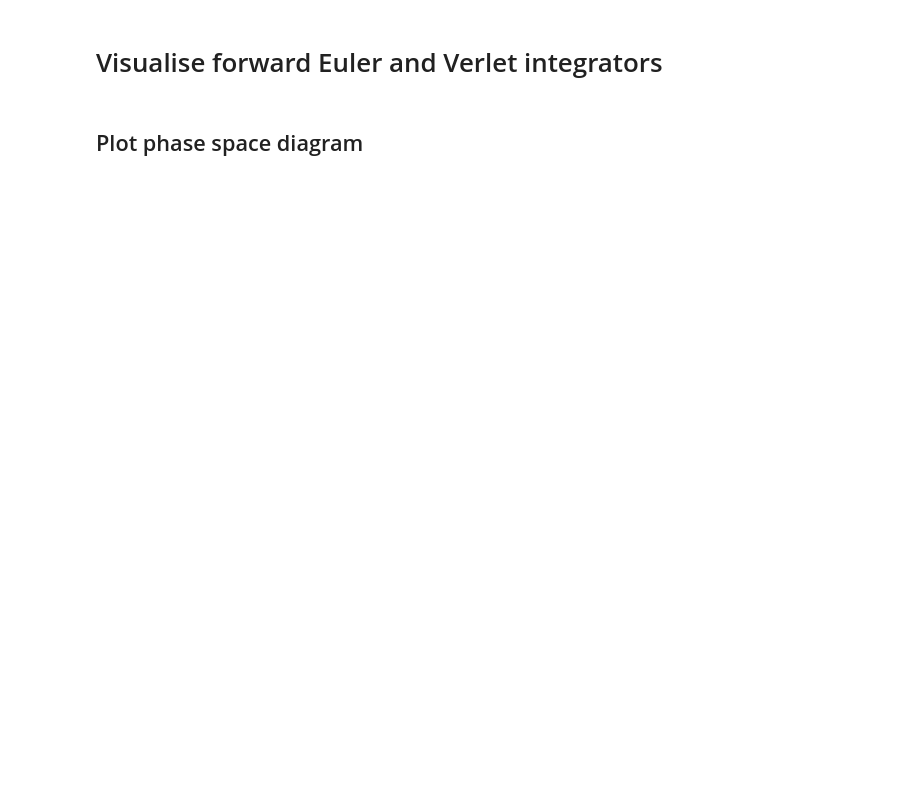
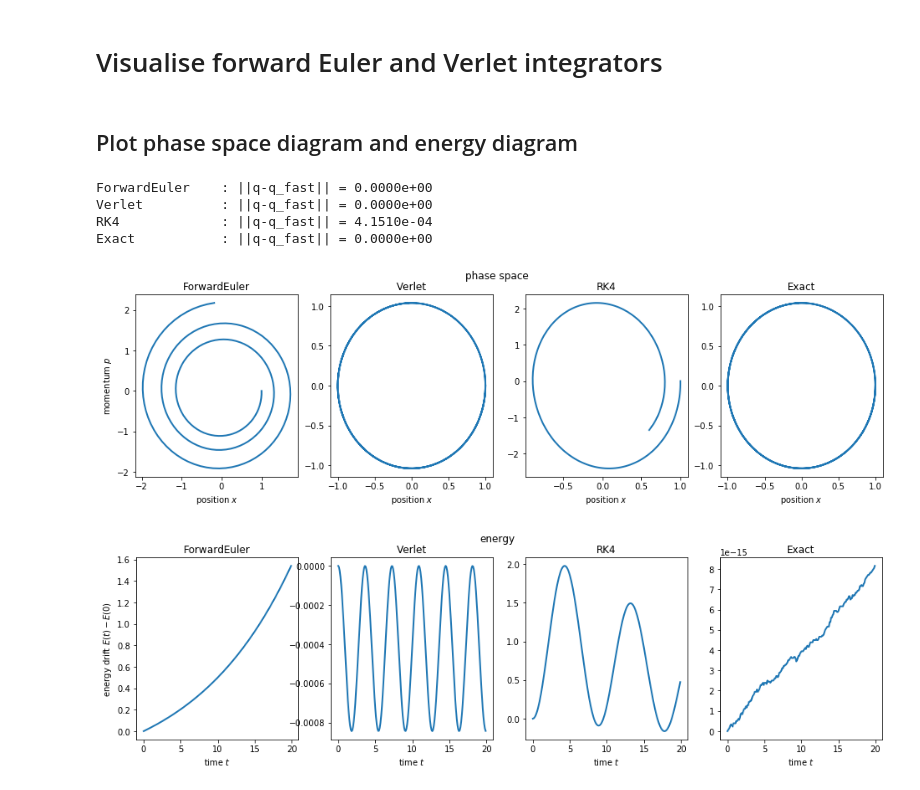
Before and after one commit to eikehmueller/neuralnetworkintegrators, a Jupyter notebook: visualise_integrators.ipynb, the cells around one changed output. Cells and saved outputs as stored; diff of their text form; code cells hidden in the pictures; blank space fills up the shorter version.

```diff
--- a/visualise_integrators.ipynb
+++ b/visualise_integrators.ipynb
@@ -10,27 +10,63 @@ np.random.seed(2512517)
 mass = 1.2
 k_spring = 0.9
 dt = 0.1
-T_final = 16.0
-harmonic_oscillator = HarmonicOscillator(mass,k_spring)
-forward_euler_integrator = ForwardEulerIntegrator(harmonic_oscillator,dt)
-verlet_integrator = VerletIntegrator(harmonic_oscillator,dt)
-exact_integrator = ExactIntegrator(harmonic_oscillator,dt)
+T_final = 20.0
+dynamical_system = HarmonicOscillator(mass,k_spring)
 x = np.zeros(1)
-v = np.zeros(1)
+p = np.zeros(1)
 x[0] = 1.0
-v[0] = 0.0
+p[0] = 0.0
+# %% [markdown]
+## Plot phase space diagram and energy diagram
 # %%
 n_step = int(T_final/dt)
-energies = np.zeros((3,n_step))
-x_phase = np.zeros((3,n_step))
-v_phase = np.zeros((3,n_step))
 
-for j, integrator in enumerate((forward_euler_integrator,verlet_integrator,exact_integrator)):
-    integrator.set_state(x,v)
+integrator_classes = (ForwardEulerIntegrator, VerletIntegrator, RK4Integrator, ExactIntegrator)
+n_integrators = len(integrator_classes)
+
+energies = np.zeros(n_step)
+x_phase = np.zeros(n_step)
+p_phase = np.zeros(n_step)
+
+figs_phasespace, axs_phasespace = plt.subplots(1,n_integrators,figsize=(16,4))
+figs_phasespace.suptitle('phase space')
+figs_energy, axs_energy = plt.subplots(1,n_integrators,figsize=(16,4))
+figs_energy.suptitle('energy')
+
+X = dt*np.arange(n_step)
+
+for j, cls in enumerate(integrator_classes):
+    integrator = cls(dynamical_system,dt)
+    integrator.set_state(x,p)
     for k in range(n_step):
-        energies[j,k] = harmonic_oscillator.energy(integrator.x,integrator.v)
-        x_phase[j,k] = integrator.x[0]
-        v_phase[j,k] = integrator.v[0]
+        energies[k] = dynamical_system.energy(integrator.x,integrator.p)
+        x_phase[k] = integrator.x[0]
+        p_phase[k] = integrator.p[0]
         integrator.integrate(1)
+    # check that C and Fortran implementation give the same results
+    integrator.set_state(x,p)
+    integrator.fast_code = True
+    integrator.integrate(1)
+    q_final_fast = np.asarray(integrator.x[0], integrator.x[0])
+    integrator.set_state(x,p)
+    integrator.fast_code = False
+    integrator.integrate(1)
+    q_final = np.asarray(integrator.x[0], integrator.x[0])
+    diff = np.linalg.norm(q_final-q_final_fast)
+    print (f'{integrator.label:16s}: ||q-q_fast|| = {diff:8.4e}')
+    axs_phasespace[j].plot(x_phase[:],p_phase[:],linewidth=2)
+    axs_phasespace[j].set_title(integrator.label)
+    axs_phasespace[j].set_xlabel('position $x$')
+    if j==0:
+        axs_phasespace[j].set_ylabel('momentum $p$')
+        axs_energy[j].set_ylabel('energy drift $E(t)-E(0)$')
+    axs_energy[j].plot(X,energies[:]-energies[0],linewidth=2)
+    axs_energy[j].set_xlabel('time $t$')
+    axs_energy[j].set_title(integrator.label)
+# %% [output]
+ForwardEuler    : ||q-q_fast|| = 0.0000e+00
+Verlet          : ||q-q_fast|| = 0.0000e+00
+RK4             : ||q-q_fast|| = 4.1510e-04
+Exact           : ||q-q_fast|| = 0.0000e+00
+[figure, added]
+[figure, added]
-# %% [markdown]
-## Plot phase space diagram
```
Also changed, not shown: parts of 3 cells of this notebook, 2 other files.
